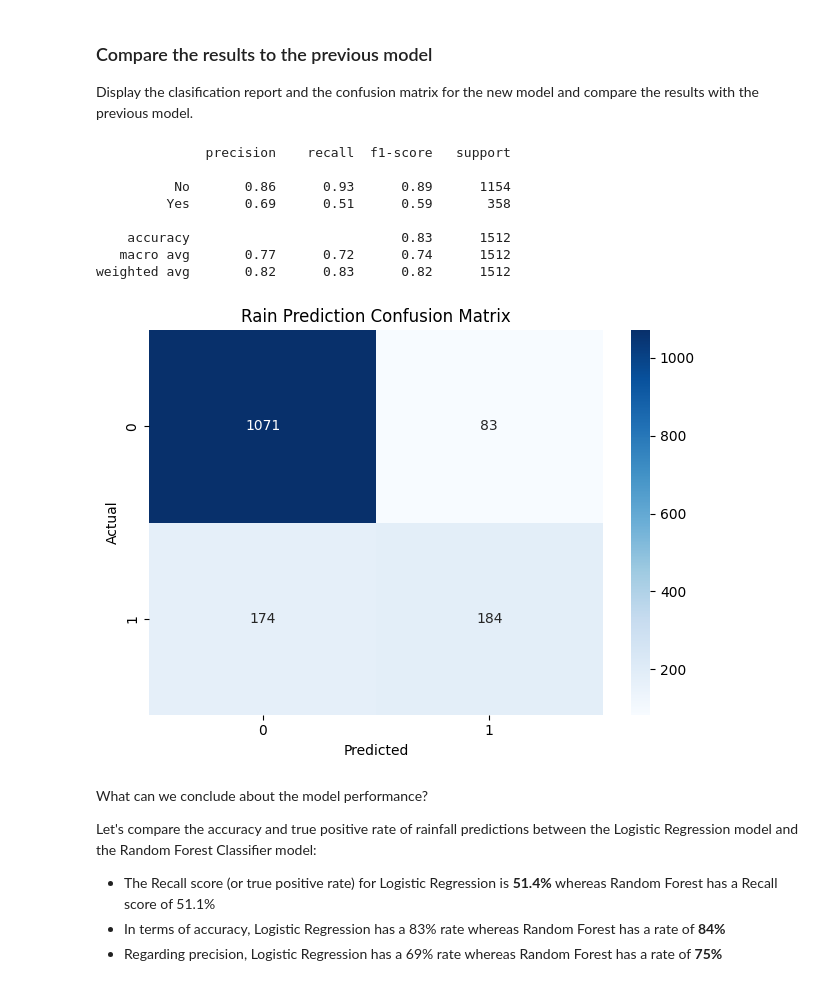
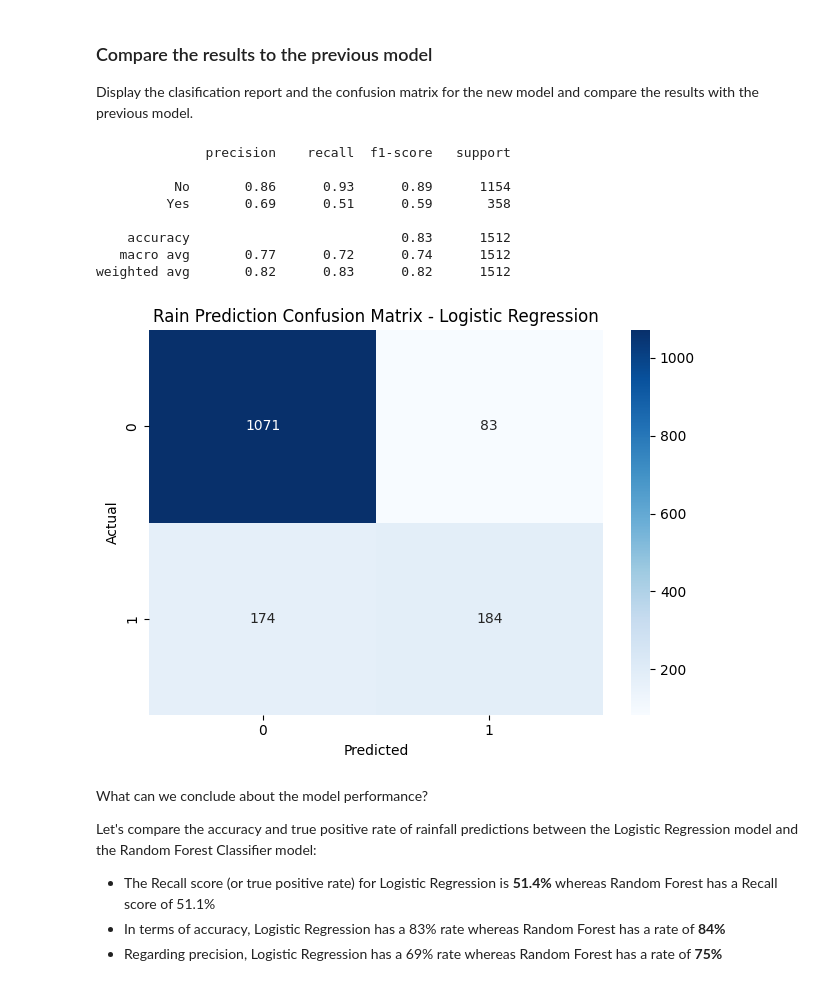
Before and after one commit to rcastro-ai/IBM-Data-Science-Professional-Certificate, a Jupyter notebook: 09-Machine-Learning-with-Python/rainfall-project/rainfall-prediction-model.ipynb, the cells around one changed output. Cells and saved outputs as stored; diff of their text form; code cells hidden in the pictures.

```diff
--- a/09-Machine-Learning-with-Python/rainfall-project/rainfall-prediction-model.ipynb
+++ b/09-Machine-Learning-with-Python/rainfall-project/rainfall-prediction-model.ipynb
@@ -637,47 +651,49 @@ lr_predictions = grid_search_lr.predict(X_test)
 # %% [markdown]
 ###  Compare the results to the previous model
 Display the clasification report and the confusion matrix for the new model and compare the results with the previous model.
+# %%
+# Comparing the results to your previous model and saving the scores
+
+# Get Accuracy score
+lr_accuracy = round(accuracy_score(y_test, lr_predictions), 2)
+
+# Get Overall (Macro) F1
+lr_f1_macro = round(f1_score(y_test, lr_predictions, average='macro'), 2)
+
+# Get the 'Yes' F1 (This targets index 1 or 'Yes')
+lr_f1_yes = round(f1_score(y_test, lr_predictions, pos_label=1), 2)
+
+# Get the Recall specifically for the 'Yes' class
+lr_recall_yes = round(recall_score(y_test, lr_predictions, pos_label=1), 2)
+
+print(classification_report(y_test, lr_predictions, target_names=['No', 'Yes']))
+# %% [output]
+              precision    recall  f1-score   support
+
+          No       0.86      0.93      0.89      1154
+         Yes       0.69      0.51      0.59       358
+
+    accuracy                           0.83      1512
+   macro avg       0.77      0.72      0.74      1512
+weighted avg       0.82      0.83      0.82      1512
 # %%
-# Comparing the results to your previous model and saving the scores
+# Generate the confusion matrix
 
-# Get Accuracy score
-lr_accuracy = round(accuracy_score(y_test, lr_predictions), 2)
-
-# Get Overall (Macro) F1
-lr_f1_macro = round(f1_score(y_test, lr_predictions, average='macro'), 2)
-
-# Get the 'Yes' F1 (This targets index 1 or 'Yes')
-lr_f1_yes = round(f1_score(y_test, lr_predictions, pos_label=1), 2)
-
-# Get the Recall specifically for the 'Yes' class
-lr_recall_yes = round(recall_score(y_test, lr_predictions, pos_label=1), 2)
-
-print(classification_report(y_test, lr_predictions, target_names=['No', 'Yes']))
-
-# Generate the confusion matrix
 conf_matrix = confusion_matrix(y_test, lr_predictions)
 
 plt.figure()
 sns.heatmap(conf_matrix, annot=True, cmap='Blues', fmt='d')
 
 # Set the title and labels
-plt.title('Rain Prediction Confusion Matrix')
+plt.title('Rain Prediction Confusion Matrix - Logistic Regression')
 plt.xlabel('Predicted')
 plt.ylabel('Actual')
 
 # Show the plot
 plt.tight_layout()
 plt.show()
 # %% [output]
-              precision    recall  f1-score   support
-
-          No       0.86      0.93      0.89      1154
-         Yes       0.69      0.51      0.59       358
-
-    accuracy                           0.83      1512
-   macro avg       0.77      0.72      0.74      1512
-weighted avg       0.82      0.83      0.82      1512
-[figure, old version]
+[figure, new version]
 # %% [markdown]
 What can we conclude about the model performance?
 
```
Also changed, not shown: parts of 10 cells of this notebook, 1 other file.
